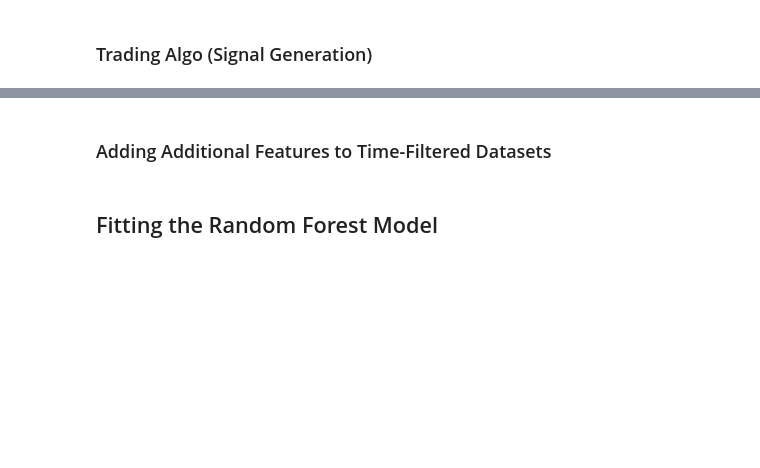
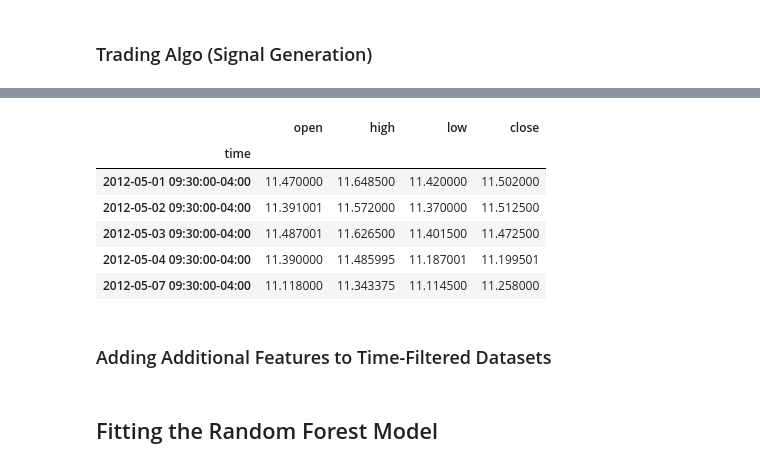
Before and after one commit to mattgifs/Project2, a Jupyter notebook: 04_random_forestsww.ipynb, the cells around one changed output, grey strips where cells are left out. Saved outputs shown, nothing was run; the diff lists cells and outputs as text; code cells hidden in the pictures; blank space fills up the shorter version.

```diff
--- a/04_random_forestsww.ipynb
+++ b/04_random_forestsww.ipynb
@@ -184,6 +266,14 @@ for df in ticker_df:
 # %%
 # Define features set
-X = amzn_df[['open', 'high', 'low', 'close']]
+X = amzn_df_filt[['open', 'high', 'low', 'close']]
 X.head()
+# %% [output]
+|  | open | high | low | close |
+| time |  |  |  |  |
+| 2012-05-01 09:30:00-04:00 | 11.470000 | 11.648500 | 11.420000 | 11.502000 |
+| 2012-05-02 09:30:00-04:00 | 11.391001 | 11.572000 | 11.370000 | 11.512500 |
+| 2012-05-03 09:30:00-04:00 | 11.487001 | 11.626500 | 11.401500 | 11.472500 |
+| 2012-05-04 09:30:00-04:00 | 11.390000 | 11.485995 | 11.187001 | 11.199501 |
+| 2012-05-07 09:30:00-04:00 | 11.118000 | 11.343375 | 11.114500 | 11.258000 |
 # %%
 # Define target vector
```
Also changed, not shown: parts of 18 cells of this notebook.
